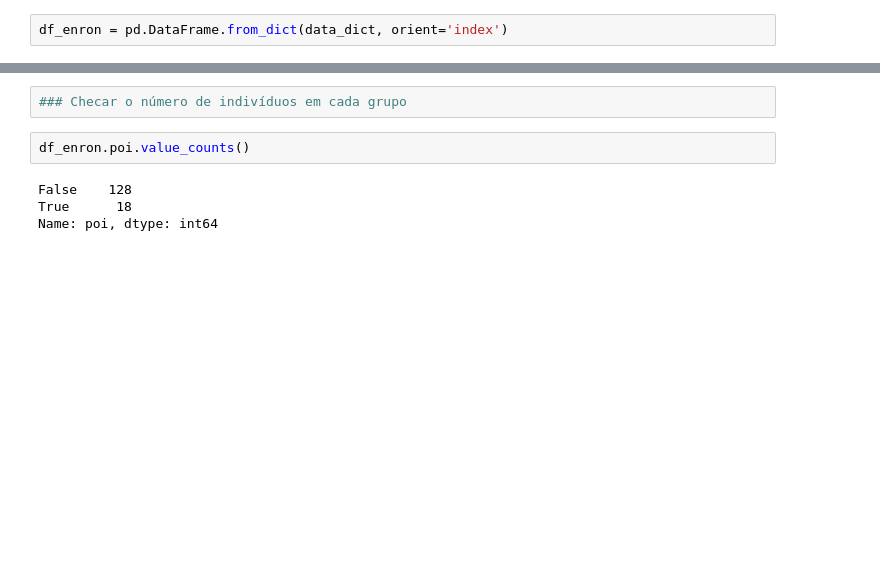
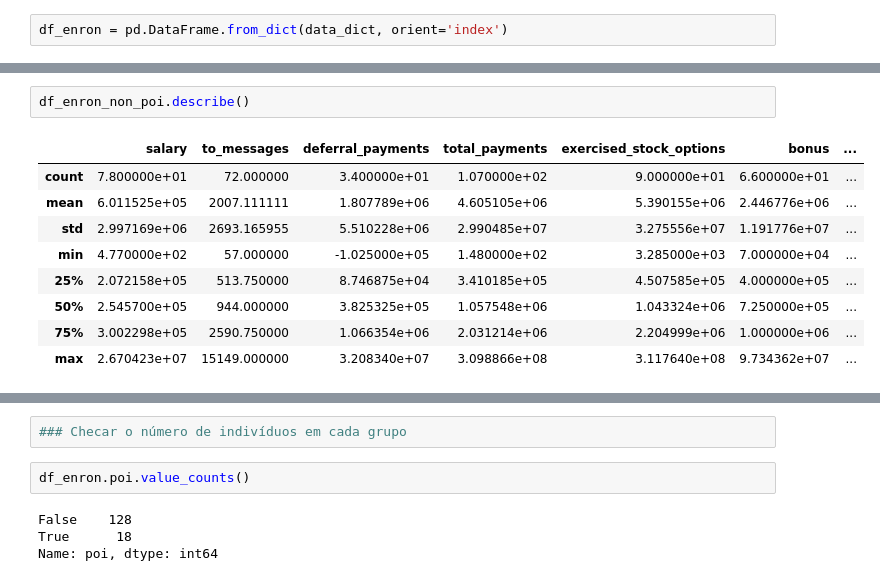
Before and after one commit to GabrielSGoncalves/udacity_nanodegree_datascience2, a Jupyter notebook: final_project/Projeto_Final_Nanodegree_DS_II_GabrielSGoncalves.ipynb, the cells around one changed output, grey strips where cells are left out. Saved outputs shown, nothing was run; the diff lists cells and outputs as text; blank space fills up the shorter version.

```diff
--- a/final_project/Projeto_Final_Nanodegree_DS_II_GabrielSGoncalves.ipynb
+++ b/final_project/Projeto_Final_Nanodegree_DS_II_GabrielSGoncalves.ipynb
@@ -91,0 +148,12 @@ Index([u'salary', u'to_messages', u'deferral_payments', u'total_payments',
+# %%
+df_enron_non_poi.describe()
+# %% [output]
+|  | salary | to_messages | deferral_payments | total_payments | exercised_stock_options | bonus | ... |
+| count | 7.800000e+01 | 72.000000 | 3.400000e+01 | 1.070000e+02 | 9.000000e+01 | 6.600000e+01 | ... |
+| mean | 6.011525e+05 | 2007.111111 | 1.807789e+06 | 4.605105e+06 | 5.390155e+06 | 2.446776e+06 | ... |
+| std | 2.997169e+06 | 2693.165955 | 5.510228e+06 | 2.990485e+07 | 3.275556e+07 | 1.191776e+07 | ... |
+| min | 4.770000e+02 | 57.000000 | -1.025000e+05 | 1.480000e+02 | 3.285000e+03 | 7.000000e+04 | ... |
+| 25% | 2.072158e+05 | 513.750000 | 8.746875e+04 | 3.410185e+05 | 4.507585e+05 | 4.000000e+05 | ... |
+| 50% | 2.545700e+05 | 944.000000 | 3.825325e+05 | 1.057548e+06 | 1.043324e+06 | 7.250000e+05 | ... |
+| 75% | 3.002298e+05 | 2590.750000 | 1.066354e+06 | 2.031214e+06 | 2.204999e+06 | 1.000000e+06 | ... |
+| max | 2.670423e+07 | 15149.000000 | 3.208340e+07 | 3.098866e+08 | 3.117640e+08 | 9.734362e+07 | ... |
```
Also changed, not shown: parts of 22 cells of this notebook.
